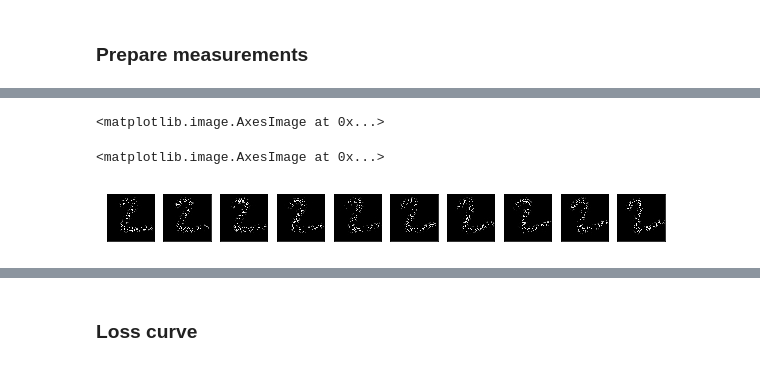
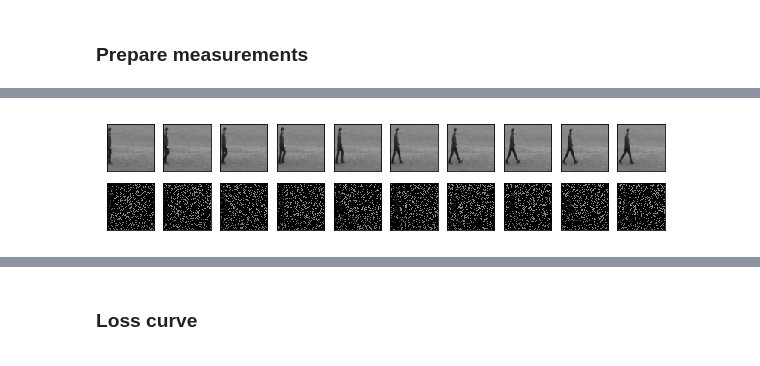
Before and after one commit to CSIPlab/GMLR, a Jupyter notebook: gmlr_details.ipynb, the cells around one changed output, grey strips where cells are left out. Saved outputs shown, nothing was run; the diff lists cells and outputs as text; code cells hidden in the pictures.

```diff
--- a/gmlr_details.ipynb
+++ b/gmlr_details.ipynb
@@ -19,12 +19,12 @@ InteractiveShell.ast_node_interactivity = "all"
 ### Set the directory for video sequence
 At first set the directory where the video frames are stored. The code will consider all the alphabetically ordered .jpg images in that directory as a single video sequence.
 # %%
-sequence_dir='data/rot_mnist/seq1/'
+sequence_dir='data/walking/seq2/'
 # %% [markdown]
 ### Set image size and type
 We should set image height, width and number of channels. Our generator stucture here generates images of $64\times64$ size.
 # %%
 ngf = 64 # Height
 ndf = 64 # Width
-nc  = 1  # Channel
+nc  = 3  # Channel
 # %% [markdown]
@@ -32,17 +32,21 @@ nc  = 1  # Channel
 # %%
 sequence_files=sorted(glob(sequence_dir+'*.jpg'))
-print(sequence_files)
 sequence_size=len(sequence_files)
 print('Number of frames in sequence: '+str(sequence_size))
+#print('Frames are:')
+#print(sequence_files)
 x_test=[]
 for i in range (0,sequence_size):
     img=misc.imread(sequence_files[i])
     img=misc.imresize(img,[ngf,ndf])
     img=img/255.0
-    temp=np.zeros((nc,img.shape[0],img.shape[1]))
-
-    for chan in range (0,temp.shape[0]):
-        temp[chan,:,:]=img[:,:,chan]
+    if nc==3:
+        temp=np.zeros((nc,img.shape[0],img.shape[1]))
+        for chan in range (0,temp.shape[0]):
+            temp[chan,:,:]=img[:,:,chan]
+    elif nc==1:
+        temp=np.zeros((nc,img.shape[0],img.shape[1]))
+        temp[0,:,:]=img[:,:]
     x_test.append(temp)
 x_test=np.array(x_test)
 x_test_org=x_test
@@ -220,28 +133,46 @@ We show first 10 frames for image inpainting with missing pixels.
 # %%
+corrupt=0
 if measurement_type=='missing':
-    n=10
-    plt.figure(figsize=(n, 1))
+    corrupt=1
+n=10
+_=plt.figure(figsize=(n, 1+corrupt))
 
-    for i in range(n):
-        # display original
-        if nc==1:
-           # Plot original
-            ax = plt.subplot(1, n, i +1)
-            plt.imshow((x_test[i]/2+0.5).reshape(ngf, ndf));
-            plt.gray()
-            ax.get_xaxis().set_visible(False)
-            ax.get_yaxis().set_visible(False)
+for i in range(n):
+    # display original
+    if nc==1:
+        ax = plt.subplot(1+corrupt, n, i +1);
+        plt.imshow(x_test_org[i].reshape(ngf, ndf));
+        plt.gray();
+        ax.get_xaxis().set_visible(False);
+        ax.get_yaxis().set_visible(False);
+        if corrupt==1:
+            ax = plt.subplot(1+corrupt, n, i +1+n);
+            _=plt.imshow((x_test[i]/2+0.5).reshape(ngf, ndf));
+            _=plt.gray();
+            ax.get_xaxis().set_visible(False);
+            ax.get_yaxis().set_visible(False);
 
 
-        elif nc==3:
-            # Plot original
-            ax = plt.subplot(1, n, i+1 )
-            temp=x_test[i]/2+0.5
-            temp1=np.zeros((ngf, ndf,nc))
+    elif nc==3:
+        ax = plt.subplot(1+corrupt, n, i+1 );
+        temp=x_test_org[i];
+        temp1=np.zeros((ngf, ndf,nc));
+        for chan in range (0,nc):
+            temp1[:,:,chan]=temp[chan,:,:];
+        plt.imshow(temp1);
+        ax.get_xaxis().set_visible(False);
+        ax.get_yaxis().set_visible(False);
+        if corrupt==1:
+            ax = plt.subplot(1+corrupt, n, i+1 +n);
+            temp=x_test[i]/2+0.5;
+            temp1=np.zeros((ngf, ndf,nc));
             for chan in range (0,nc):
                 temp1[:,:,chan]=temp[chan,:,:]
-            plt.imshow(temp1);
-            ax.get_xaxis().set_visible(False)
-            ax.get_yaxis().set_visible(False)
-    plt.show()
+            _=plt.imshow(temp1);
+            ax.get_xaxis().set_visible(False);
+            ax.get_yaxis().set_visible(False);
+
+
+
+_=plt.show();
 # %% [output]
@@ -257,3 +179 @@ if measurement_type=='missing':
-<matplotlib.image.AxesImage at 0x...>
-<matplotlib.image.AxesImage at 0x...>
-[figure, old version]
+[figure, new version]
```
Also changed, not shown: parts of 30 cells of this notebook, 1 other file.
